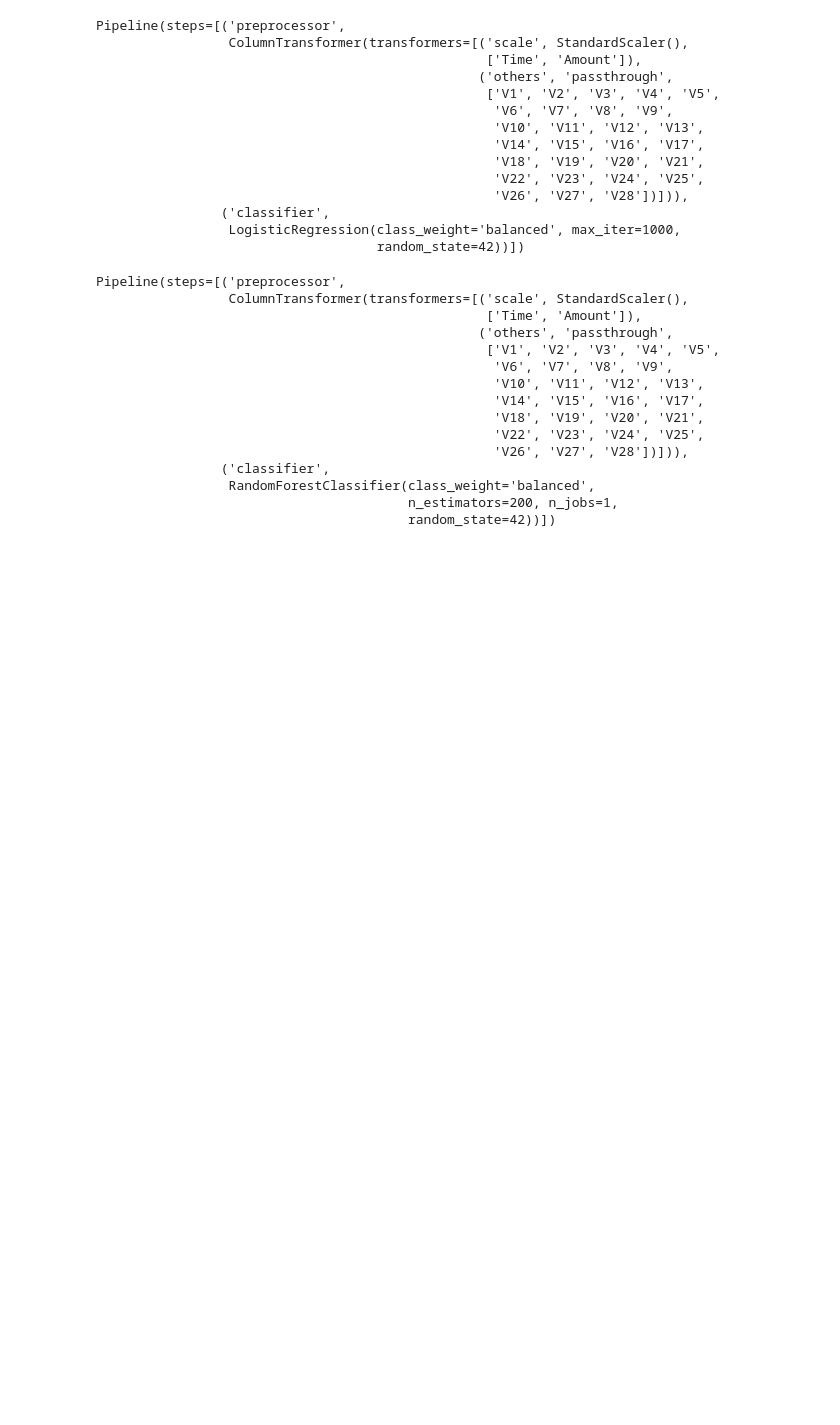
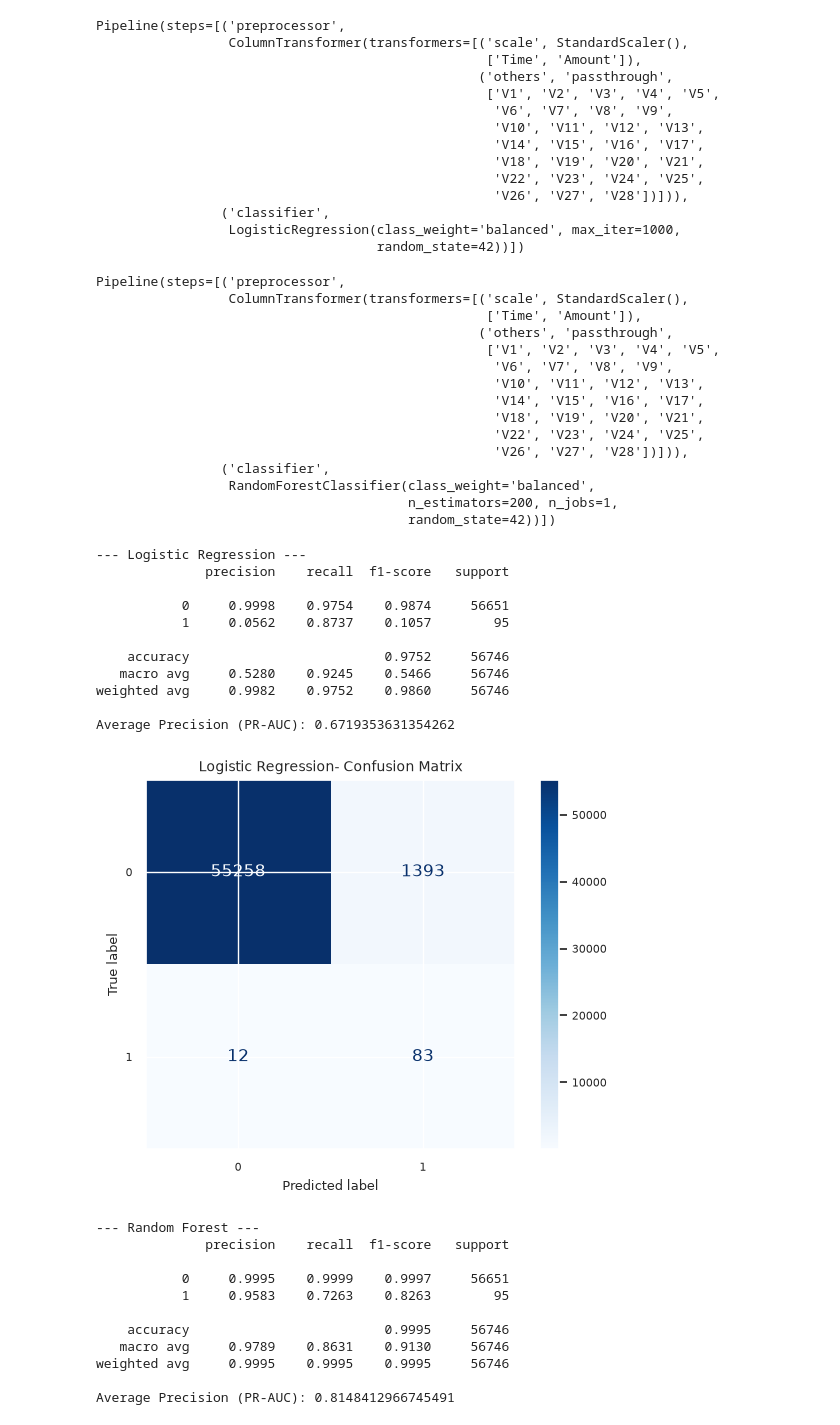
Before and after one commit to kaflebiplob/machine_learning_practice, a Jupyter notebook: notebooks/credit_card_fraud_detection.ipynb, the cells around one changed output. Drawn from its saved outputs; the diff is of its cells as text; code cells hidden in the pictures; blank space fills up the shorter version.

```diff
--- a/notebooks/credit_card_fraud_detection.ipynb
+++ b/notebooks/credit_card_fraud_detection.ipynb
@@ -203,3 +203,47 @@ from sklearn.metrics import (
     average_precision_score,
     ConfusionMatrixDisplay,
 )
+# %%
+def evaluate_model(pipeline,X_test,y_test,name):
+    y_pred = pipeline.predict(X_test)
+    y_proba = pipeline.predict_proba(X_test)[:,1]
+
+
+    print(f"--- {name} ---")
+    print(classification_report(y_test, y_pred, digits=4))
+    print("Average Precision (PR-AUC):", average_precision_score(y_test, y_proba))
+
+    ConfusionMatrixDisplay.from_predictions(y_test,y_pred,cmap='Blues')
+    plt.title(f'{name}- Confusion Matrix')
+    plt.show()
+
+    return y_proba
+
+
+
+log_proba = evaluate_model(log_pipeline, X_test, y_test, "Logistic Regression")
+rf_proba = evaluate_model(rf_pipeline, X_test, y_test, "Random Forest")
+# %% [output]
+--- Logistic Regression ---
+              precision    recall  f1-score   support
+
+           0     0.9998    0.9754    0.9874     56651
+           1     0.0562    0.8737    0.1057        95
+
+    accuracy                         0.9752     56746
+   macro avg     0.5280    0.9245    0.5466     56746
+weighted avg     0.9982    0.9752    0.9860     56746
+
+Average Precision (PR-AUC): 0.6719353631354262
+[figure, added]
+--- Random Forest ---
+              precision    recall  f1-score   support
+
+           0     0.9995    0.9999    0.9997     56651
+           1     0.9583    0.7263    0.8263        95
+
+    accuracy                         0.9995     56746
+   macro avg     0.9789    0.8631    0.9130     56746
+weighted avg     0.9995    0.9995    0.9995     56746
+
+Average Precision (PR-AUC): 0.8148412966745491
```
Also changed, not shown: parts of 2 cells of this notebook.
